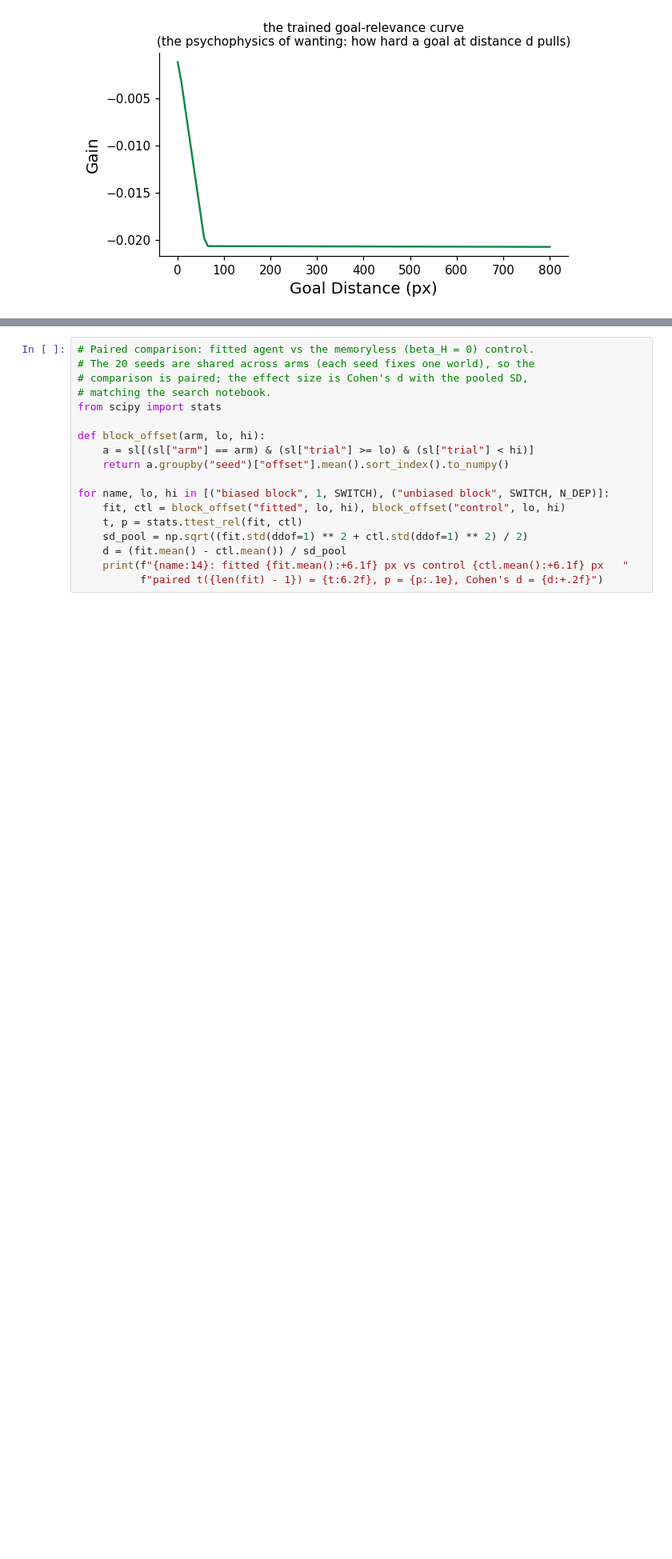
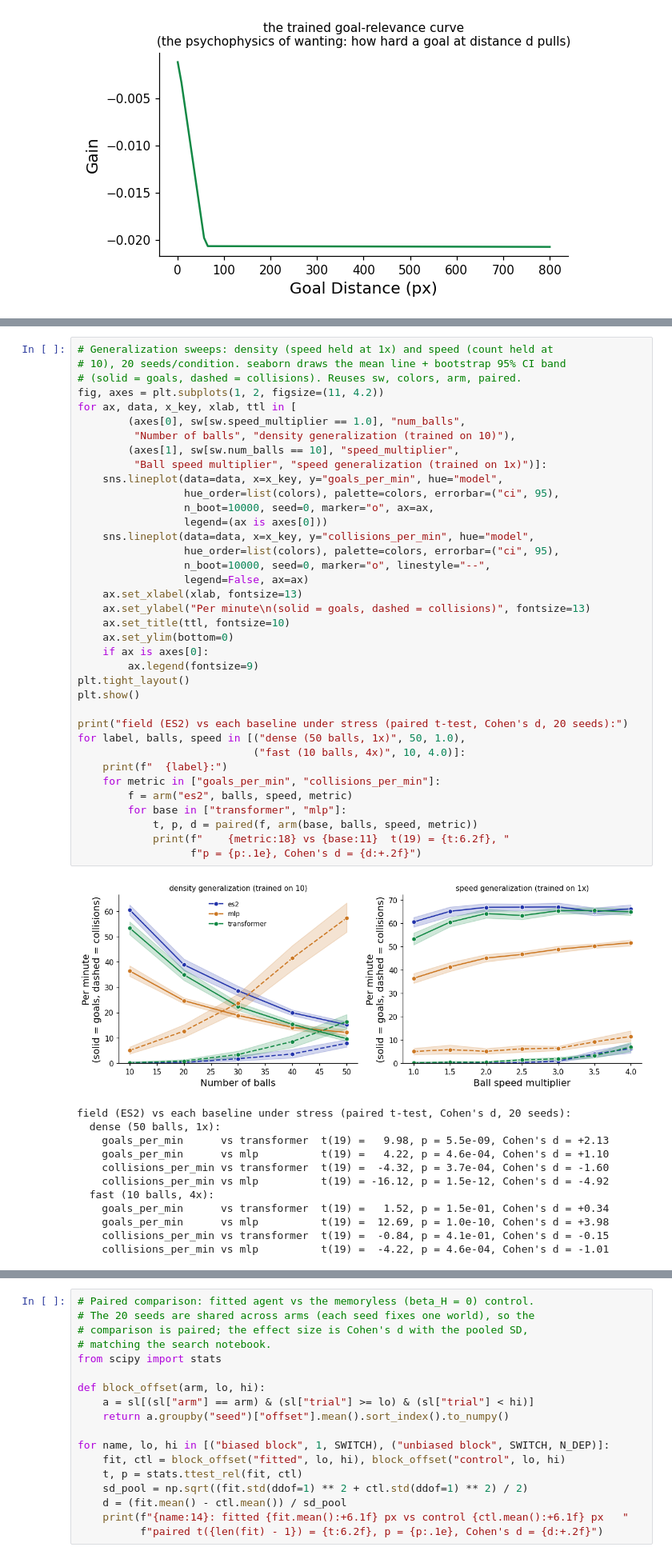
Before and after one commit to HanZhang-psych/Ego-Spatial-Sense, a Jupyter notebook: 2D-Escaping-Ball/tutorial_action_agent.ipynb, the cells around one changed output, grey strips where cells are left out. Shown at 80% size. Saved outputs shown, nothing was run; the diff lists cells and outputs as text; blank space fills up the shorter version.

```diff
--- a/2D-Escaping-Ball/tutorial_action_agent.ipynb
+++ b/2D-Escaping-Ball/tutorial_action_agent.ipynb
@@ -769,3 +740,53 @@ field (ES2) vs baselines, paired t-test across 20 seeds, Cohen's d (pooled):
+# %%
+# Generalization sweeps: density (speed held at 1x) and speed (count held at
+# 10), 20 seeds/condition. seaborn draws the mean line + bootstrap 95% CI band
+# (solid = goals, dashed = collisions). Reuses sw, colors, arm, paired.
+fig, axes = plt.subplots(1, 2, figsize=(11, 4.2))
+for ax, data, x_key, xlab, ttl in [
+        (axes[0], sw[sw.speed_multiplier == 1.0], "num_balls",
+         "Number of balls", "density generalization (trained on 10)"),
+        (axes[1], sw[sw.num_balls == 10], "speed_multiplier",
+         "Ball speed multiplier", "speed generalization (trained on 1x)")]:
+    sns.lineplot(data=data, x=x_key, y="goals_per_min", hue="model",
+                 hue_order=list(colors), palette=colors, errorbar=("ci", 95),
+                 n_boot=10000, seed=0, marker="o", ax=ax,
+                 legend=(ax is axes[0]))
+    sns.lineplot(data=data, x=x_key, y="collisions_per_min", hue="model",
+                 hue_order=list(colors), palette=colors, errorbar=("ci", 95),
+                 n_boot=10000, seed=0, marker="o", linestyle="--",
+                 legend=False, ax=ax)
+    ax.set_xlabel(xlab, fontsize=13)
+    ax.set_ylabel("Per minute\n(solid = goals, dashed = collisions)", fontsize=13)
+    ax.set_title(ttl, fontsize=10)
+    ax.set_ylim(bottom=0)
+    if ax is axes[0]:
+        ax.legend(fontsize=9)
+plt.tight_layout()
+plt.show()
+
+print("field (ES2) vs each baseline under stress (paired t-test, Cohen's d, 20 seeds):")
+for label, balls, speed in [("dense (50 balls, 1x)", 50, 1.0),
+                            ("fast (10 balls, 4x)", 10, 4.0)]:
+    print(f"  {label}:")
+    for metric in ["goals_per_min", "collisions_per_min"]:
+        f = arm("es2", balls, speed, metric)
+        for base in ["transformer", "mlp"]:
+            t, p, d = paired(f, arm(base, balls, speed, metric))
+            print(f"    {metric:18} vs {base:11}  t(19) = {t:6.2f}, "
+                  f"p = {p:.1e}, Cohen's d = {d:+.2f}")
+# %% [output]
+[figure, added]
+field (ES2) vs each baseline under stress (paired t-test, Cohen's d, 20 seeds):
+  dense (50 balls, 1x):
+    goals_per_min      vs transformer  t(19) =   9.98, p = 5.5e-09, Cohen's d = +2.13
+    goals_per_min      vs mlp          t(19) =   4.22, p = 4.6e-04, Cohen's d = +1.10
+    collisions_per_min vs transformer  t(19) =  -4.32, p = 3.7e-04, Cohen's d = -1.60
+    collisions_per_min vs mlp          t(19) = -16.12, p = 1.5e-12, Cohen's d = -4.92
+  fast (10 balls, 4x):
+    goals_per_min      vs transformer  t(19) =   1.52, p = 1.5e-01, Cohen's d = +0.34
+    goals_per_min      vs mlp          t(19) =  12.69, p = 1.0e-10, Cohen's d = +3.98
+    collisions_per_min vs transformer  t(19) =  -0.84, p = 4.1e-01, Cohen's d = -0.15
+    collisions_per_min vs mlp          t(19) =  -4.22, p = 4.6e-04, Cohen's d = -1.01
 # %% [markdown]
 Three readings, honestly stated (rollout numbers are 20 seeds per
 condition; the figure bands are bootstrap 95% CIs). First,
```
Also changed, not shown: parts of 10 cells of this notebook.
